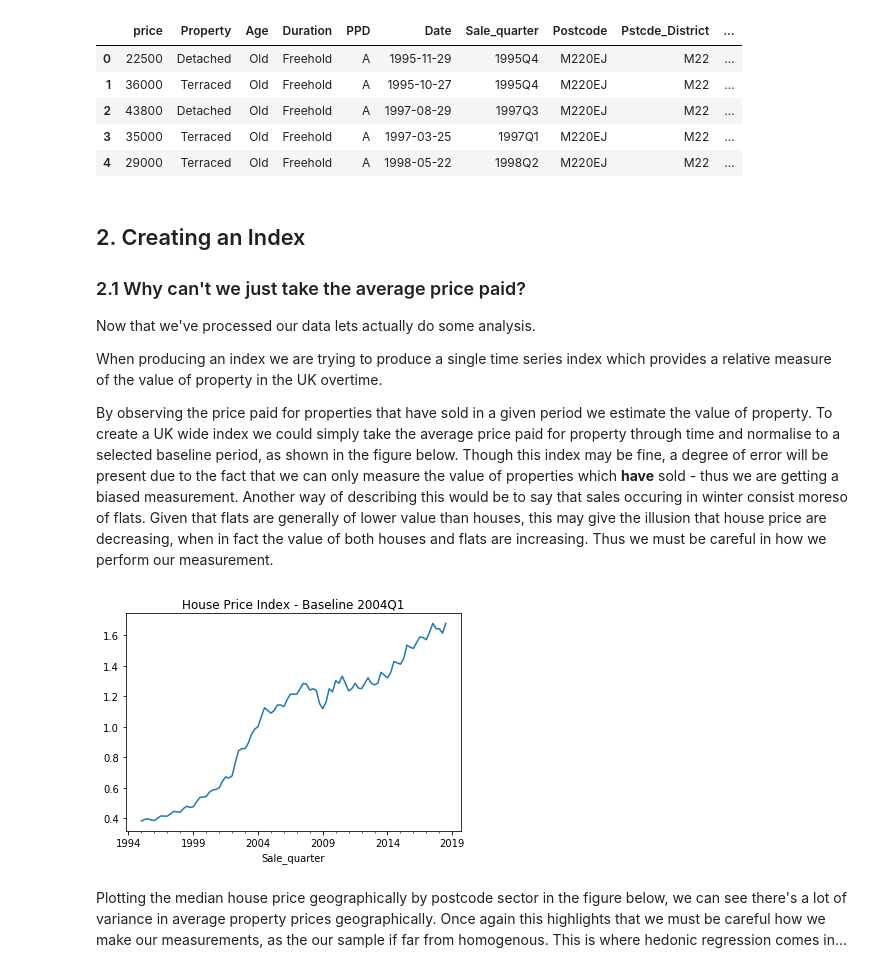
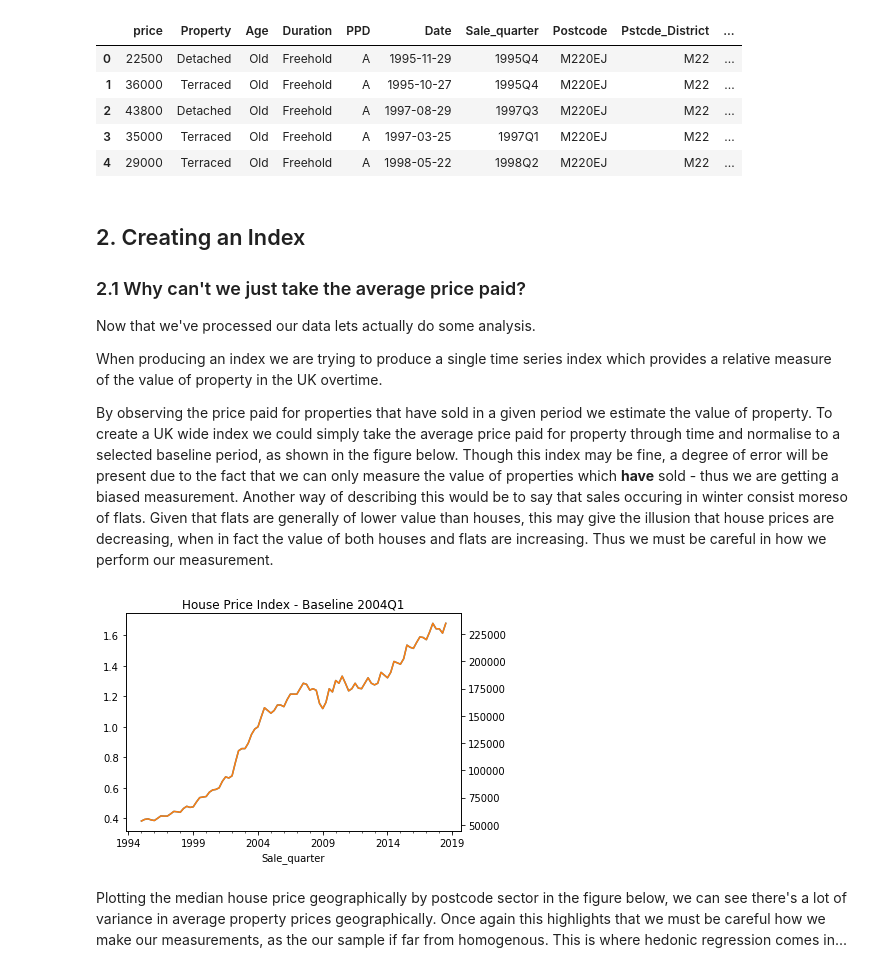
Before and after one commit to Cemlyn/UK-Housing-Market, a Jupyter notebook: House_Price_Index.ipynb, the cells around one changed output. Cells and saved outputs as stored; diff of their text form; code cells hidden in the pictures.

```diff
--- a/House_Price_Index.ipynb
+++ b/House_Price_Index.ipynb
@@ -234,7 +235,7 @@ Now that we've processed our data lets actually do some analysis.
 
 When producing an index we are trying to produce a single time series index which provides a relative measure of the value of property in the UK overtime.
 
-By observing the price paid for properties that have sold in a given period we estimate the value of property. To create a UK wide index we could simply take the average price paid for property through time and normalise to a selected baseline period, as shown in the figure below. Though this index may be fine, a degree of error will be present due to the fact that we can only measure the value of properties which __have__ sold - thus we are getting a biased measurement. Another way of describing this would be to say that sales occuring in winter consist moreso of flats. Given that flats are generally of lower value than houses, this may give the illusion that house price are decreasing, when in fact the value of both houses and flats are increasing. Thus we  must be careful in how we perform our measurement.
+By observing the price paid for properties that have sold in a given period we estimate the value of property. To create a UK wide index we could simply take the average price paid for property through time and normalise to a selected baseline period, as shown in the figure below. Though this index may be fine, a degree of error will be present due to the fact that we can only measure the value of properties which __have__ sold - thus we are getting a biased measurement. Another way of describing this would be to say that sales occuring in winter consist moreso of flats. Given that flats are generally of lower value than houses, this may give the illusion that house prices are decreasing, when in fact the value of both houses and flats are increasing. Thus we  must be careful in how we perform our measurement.
 # %%
 #reloading data
 df = pd.read_csv(os.path.join(os.getcwd(),'0. Data/Source_0.csv'))
@@ -243,12 +244,13 @@ df['Sale_quarter'] = df.Date.dt.to_period('Q')
 # %%
 median_price = df.groupby(['Sale_quarter'])['price'].median().to_frame()
 # %%
-median_price['index'] = median_price /median_price.loc[pd.Period('2004Q1',freq='Q')]
-median_price['index'].plot()
+median_price['Average Index'] = median_price /median_price.loc[pd.Period('2004Q1',freq='Q')]
+median_price['Average Index'].plot()
+median_price['price'].plot(secondary_y=True)
 plt.title("House Price Index - Baseline 2004Q1")
 plt.show()
 # %% [output]
-[figure, old version]
+[figure, new version]
 # %% [markdown]
 Plotting the median house price geographically by postcode sector in the figure below, we can see there's a lot of variance in average property prices geographically. Once again this highlights that we must be careful how we make our measurements, as the our sample if far from homogenous. This is where hedonic regression comes in...
 # %%
```
Also changed, not shown: parts of 17 cells of this notebook.
